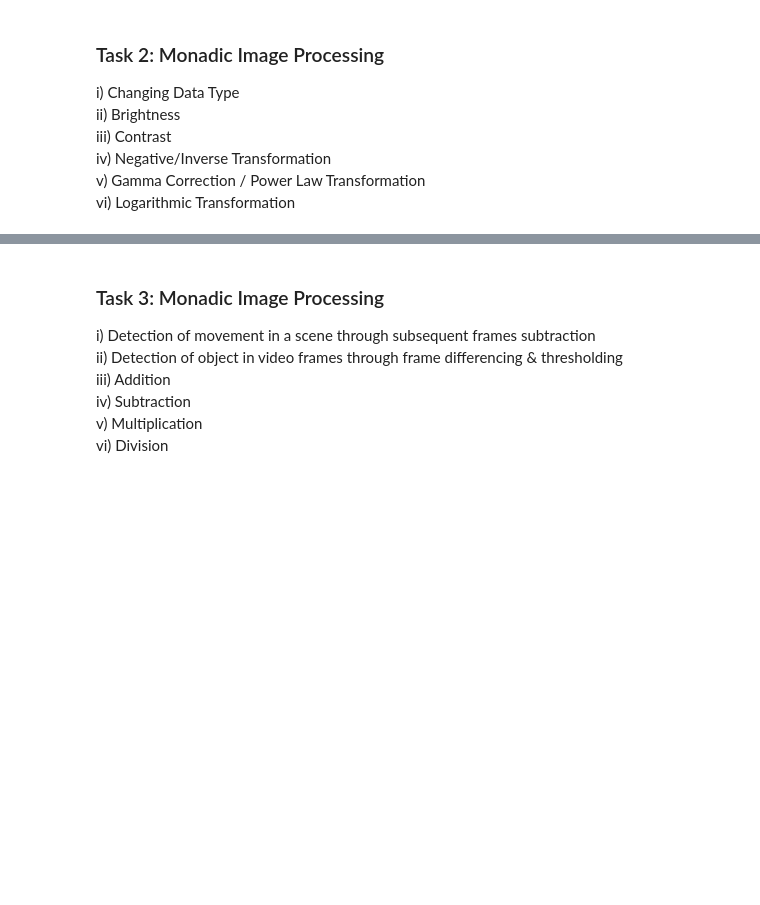
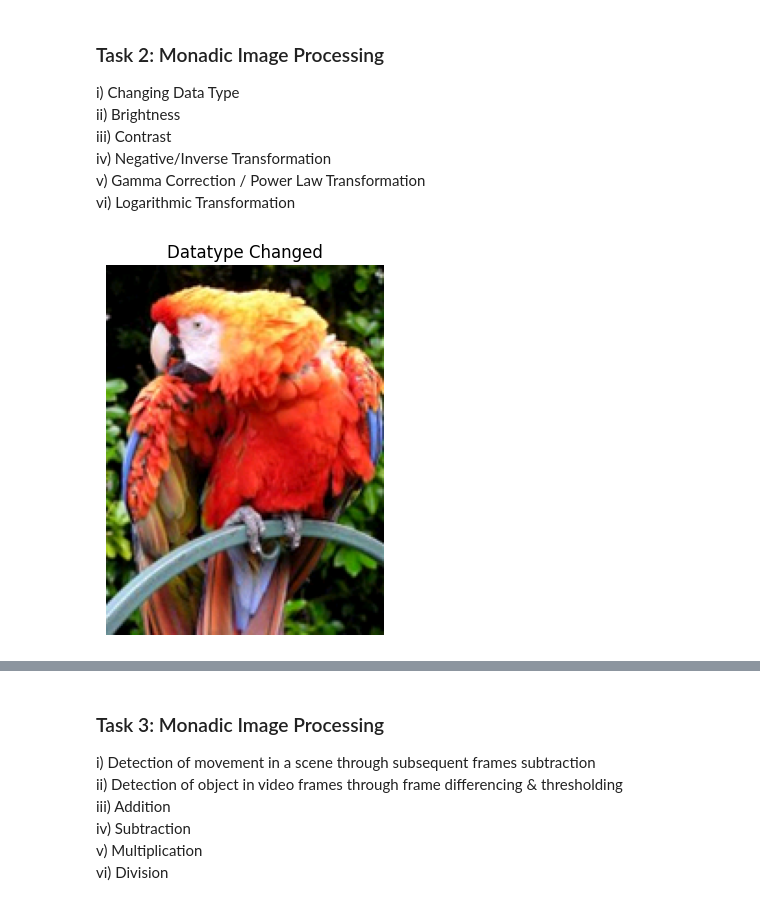
Before and after one commit to DanielSarf/DIP-Course-Submissions, a Jupyter notebook: Lab 7/Lab Notebook.ipynb, the cells around one changed output, grey strips where cells are left out. Saved outputs shown, nothing was run; the diff lists cells and outputs as text; code cells hidden in the pictures; blank space fills up the shorter version.

```diff
--- a/Lab 7/Lab Notebook.ipynb
+++ b/Lab 7/Lab Notebook.ipynb
@@ -53,3 +53,13 @@ iii) Contrast<br>
 iv) Negative/Inverse Transformation<br>
 v) Gamma Correction / Power Law Transformation<br>
 vi) Logarithmic Transformation
+# %%
+imgT2 = cv2.imread("RGB_Bit_Depth_24.png")
+
+imgT2.astype(np.float32)
+
+imgT2RGB = cv2.cvtColor(imgT2, cv2.COLOR_BGR2RGB)
+
+plotter([imgT2RGB], 1, 1, ["Datatype Changed"])
+# %% [output]
+[figure, added]
```
Also changed, not shown: parts of 3 cells of this notebook.
